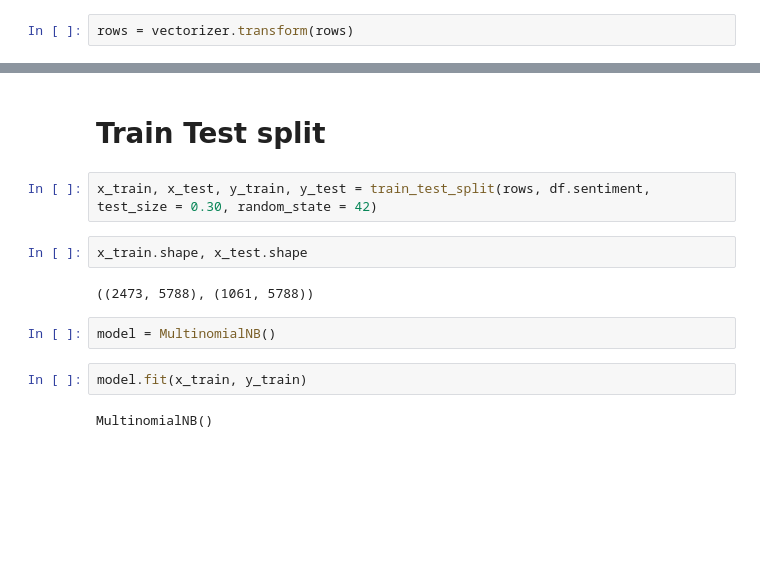
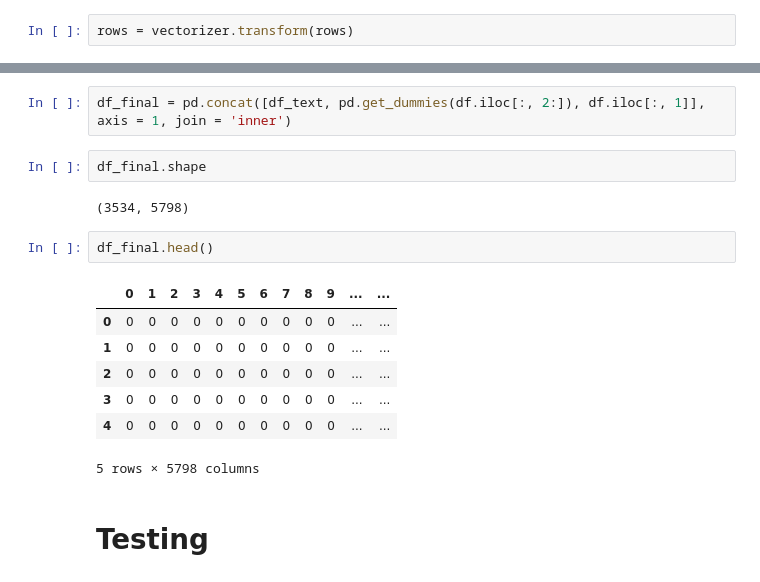
Before and after one commit to ayush02av/mlprac, a Jupyter notebook: Projects/twitter sentiment analysis/model.ipynb, the cells around one changed output, grey strips where cells are left out. Saved outputs shown, nothing was run; the diff lists cells and outputs as text; blank space fills up the shorter version.

```diff
--- a/Projects/sentiment analysis/model.ipynb
+++ b/Projects/twitter sentiment analysis/model.ipynb
@@ -164,14 +200,18 @@ rows.shape
+# %%
+df_final = pd.concat([df_text, pd.get_dummies(df.iloc[:, 2:]), df.iloc[:, 1]], axis = 1, join = 'inner')
+# %%
+df_final.shape
+# %% [output]
+(3534, 5798)
+# %%
+df_final.head()
+# %% [output]
+|  | 0 | 1 | 2 | 3 | 4 | 5 | 6 | 7 | 8 | 9 | ... | ... |
+| 0 | 0 | 0 | 0 | 0 | 0 | 0 | 0 | 0 | 0 | 0 | ... | ... |
+| 1 | 0 | 0 | 0 | 0 | 0 | 0 | 0 | 0 | 0 | 0 | ... | ... |
+| 2 | 0 | 0 | 0 | 0 | 0 | 0 | 0 | 0 | 0 | 0 | ... | ... |
+| 3 | 0 | 0 | 0 | 0 | 0 | 0 | 0 | 0 | 0 | 0 | ... | ... |
+| 4 | 0 | 0 | 0 | 0 | 0 | 0 | 0 | 0 | 0 | 0 | ... | ... |
+5 rows × 5798 columns
 # %% [markdown]
-# Train Test split
+# Testing
-# %%
-x_train, x_test, y_train, y_test = train_test_split(rows, df.sentiment, test_size = 0.30, random_state = 42)
-# %%
-x_train.shape, x_test.shape
-# %% [output]
-((2473, 5788), (1061, 5788))
-# %%
-model = MultinomialNB()
-# %%
-model.fit(x_train, y_train)
-# %% [output]
-MultinomialNB()
```
Also changed, not shown: parts of 18 cells of this notebook, 1 other file.
